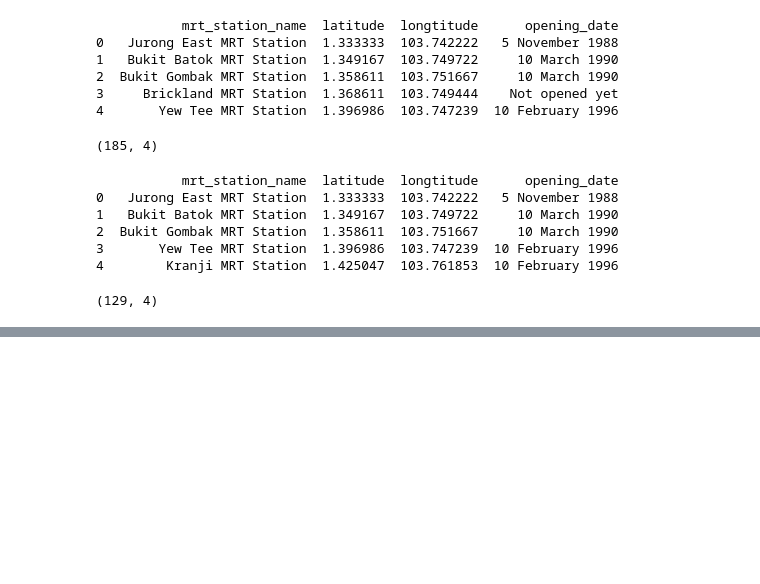
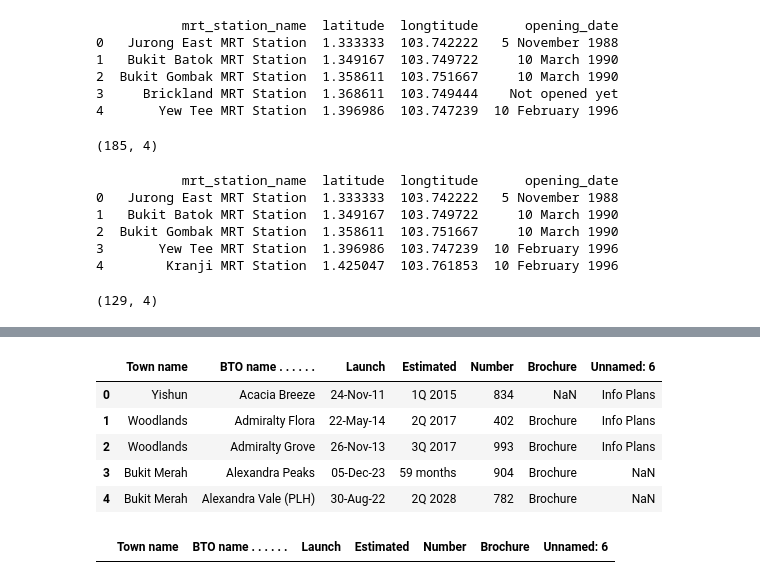
Before and after one commit to pnghaanh/Housing-Price-Time-Series-Forecasting, a Jupyter notebook: src/data_cleaning.ipynb, the cells around one changed output, grey strips where cells are left out. Cells and saved outputs as stored; diff of their text form; code cells hidden in the pictures; blank space fills up the shorter version.

```diff
--- a/src/data_cleaning.ipynb
+++ b/src/data_cleaning.ipynb
@@ -172,0 +245,16 @@ mrt_stations.to_csv('../data/modified/mrt_stations_opened.csv', index=False)
+# %%
+# apply convert_launch_date to the launch column
+bto_supply['Launch'] = bto_supply['Launch'].apply(convert_launch_date)
+bto_supply.head()
+# %% [output]
+|  | Town name | BTO name . . . . . . | Launch | Estimated | Number | Brochure | Unnamed: 6 |
+| 0 | Yishun | Acacia Breeze | 24-Nov-11 | 1Q 2015 | 834 | NaN | Info Plans |
+| 1 | Woodlands | Admiralty Flora | 22-May-14 | 2Q 2017 | 402 | Brochure | Info Plans |
+| 2 | Woodlands | Admiralty Grove | 26-Nov-13 | 3Q 2017 | 993 | Brochure | Info Plans |
+| 3 | Bukit Merah | Alexandra Peaks | 05-Dec-23 | 59 months | 904 | Brochure | NaN |
+| 4 | Bukit Merah | Alexandra Vale (PLH) | 30-Aug-22 | 2Q 2028 | 782 | Brochure | NaN |
+# %%
+# check if number column has any non-numeric values
+bto_supply[~bto_supply['Number'].str.isnumeric()]
+# %% [output]
+|  | Town name | BTO name . . . . . . | Launch | Estimated | Number | Brochure | Unnamed: 6 |
```
Also changed, not shown: parts of 6 cells of this notebook, 1 other file.
